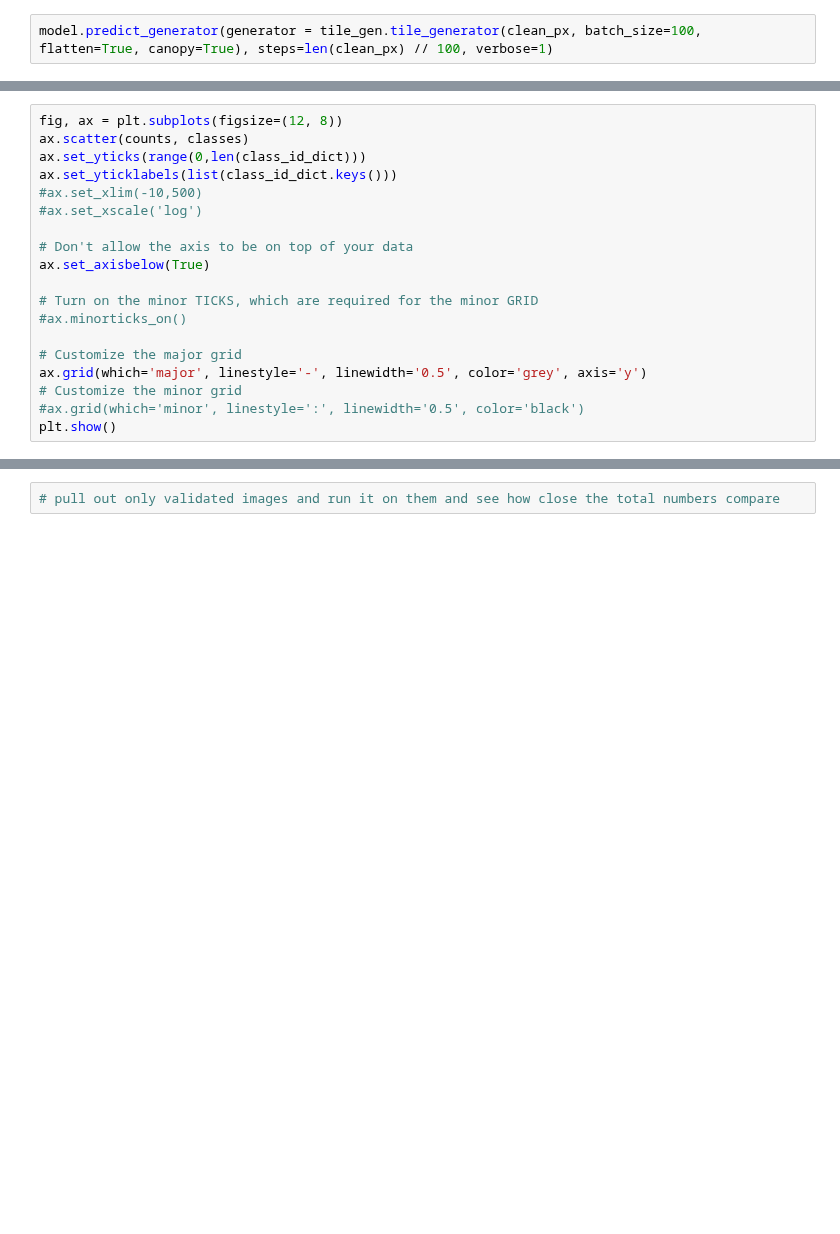
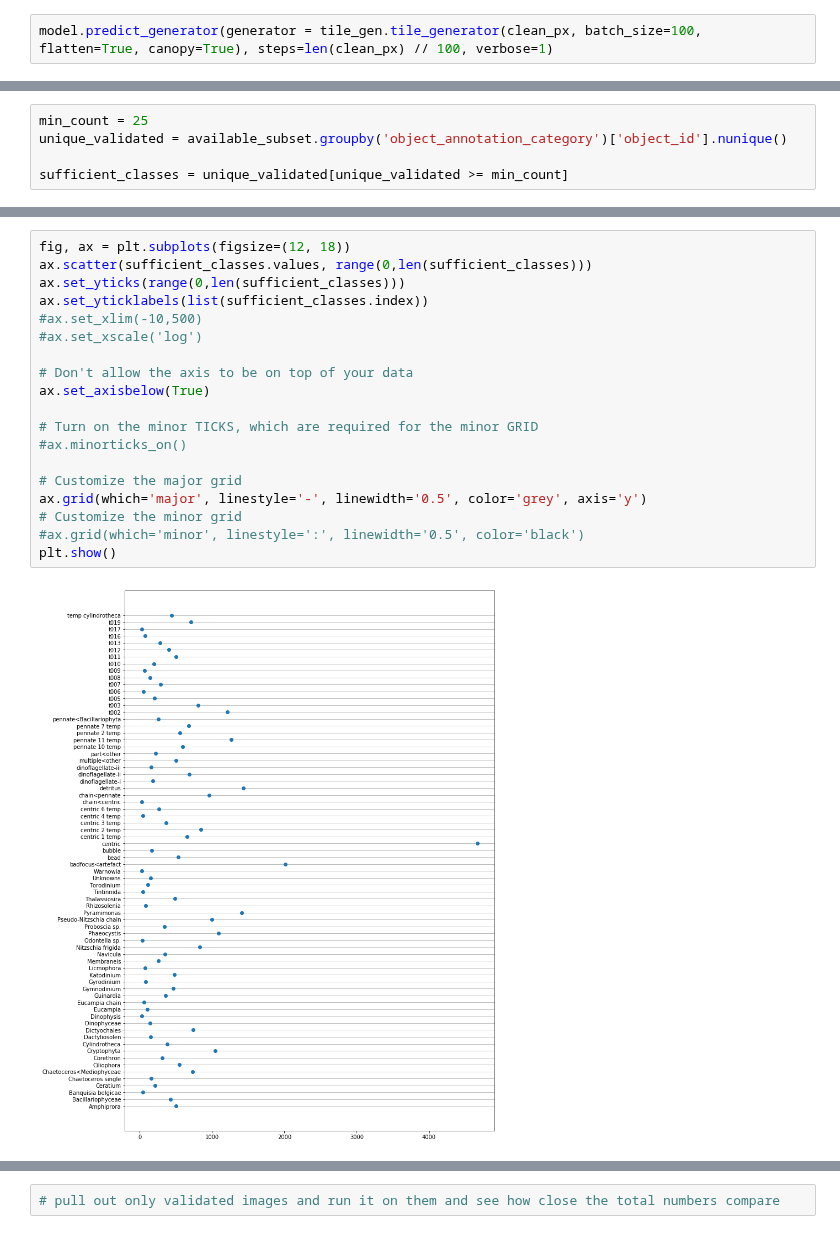
Before and after one commit to patrickcgray/deep_ifcb, a Jupyter notebook: python/model_predictions.ipynb, the cells around one changed output, grey strips where cells are left out. Saved outputs shown, nothing was run; the diff lists cells and outputs as text; blank space fills up the shorter version.

```diff
--- a/python/model_predictions.ipynb
+++ b/python/model_predictions.ipynb
@@ -249,0 +247,5 @@ plt.show()
+# %%
+min_count = 25
+unique_validated = available_subset.groupby('object_annotation_category')['object_id'].nunique()
+
+sufficient_classes = unique_validated[unique_validated >= min_count]
@@ -255,19 +292,21 @@ classes, counts
 # %%
-fig, ax = plt.subplots(figsize=(12, 8))
-ax.scatter(counts, classes)
-ax.set_yticks(range(0,len(class_id_dict)))
-ax.set_yticklabels(list(class_id_dict.keys()))
+fig, ax = plt.subplots(figsize=(12, 18))
+ax.scatter(sufficient_classes.values, range(0,len(sufficient_classes)))
+ax.set_yticks(range(0,len(sufficient_classes)))
+ax.set_yticklabels(list(sufficient_classes.index))
 #ax.set_xlim(-10,500)
 #ax.set_xscale('log')
 
 # Don't allow the axis to be on top of your data
 ax.set_axisbelow(True)
 
 # Turn on the minor TICKS, which are required for the minor GRID
 #ax.minorticks_on()
 
 # Customize the major grid
 ax.grid(which='major', linestyle='-', linewidth='0.5', color='grey', axis='y')
 # Customize the minor grid
 #ax.grid(which='minor', linestyle=':', linewidth='0.5', color='black')
 plt.show()
+# %% [output]
+[figure, added]
```
Also changed, not shown: parts of 14 cells of this notebook.
